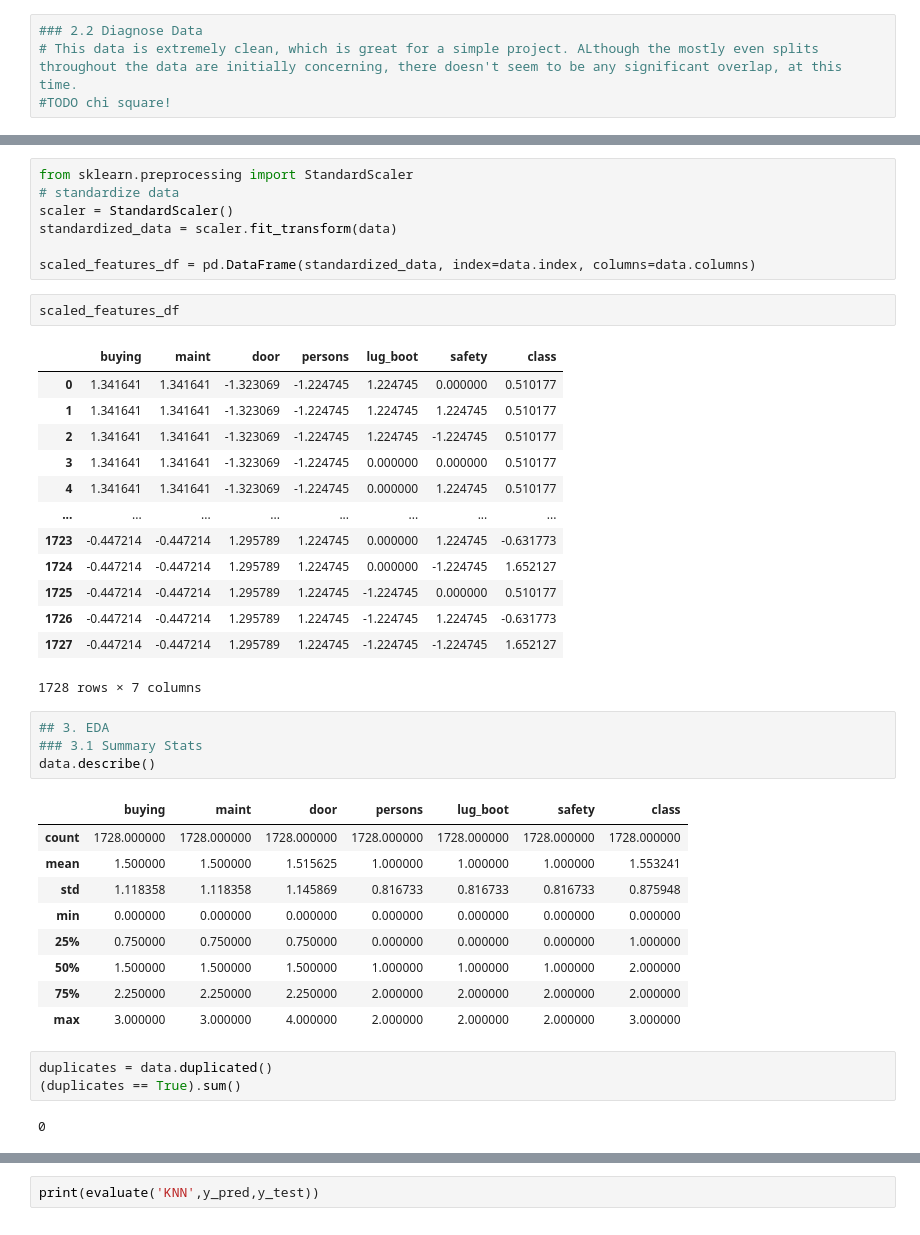
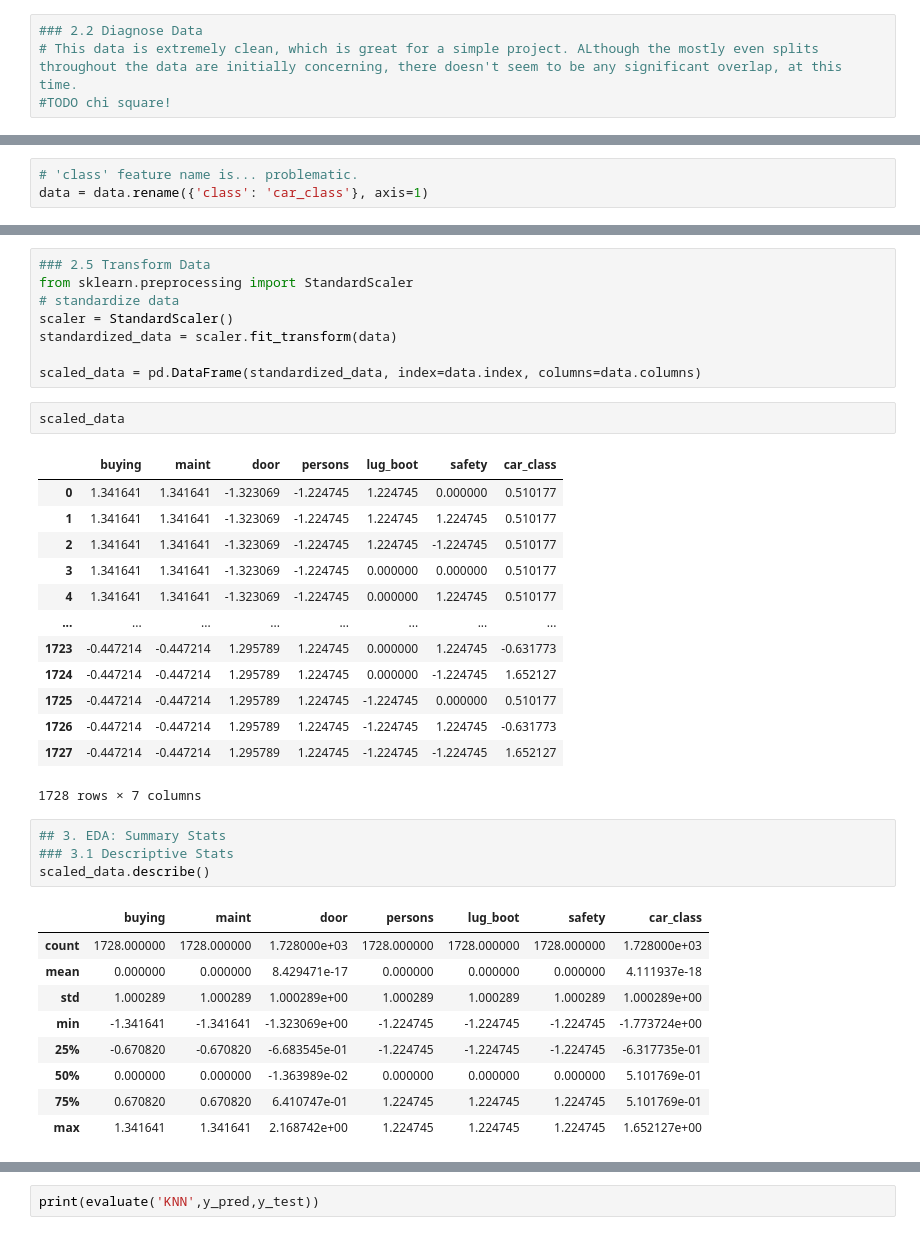
Before and after one commit to 333Kenji/CarClassifier_KNN, a Jupyter notebook: Notebooks/KNN.ipynb, the cells around one changed output, grey strips where cells are left out. Saved outputs shown, nothing was run; the diff lists cells and outputs as text.

```diff
--- a/Notebooks/KNN.ipynb
+++ b/Notebooks/KNN.ipynb
@@ -315,6 +293,9 @@ encoder = LabelEncoder()
 for i in data.columns:
     data[i] = encoder.fit_transform(data[i])
 #data.reset_index(inplace=True)
+# %%
+# 'class' feature name is... problematic.
+data = data.rename({'class': 'car_class'}, axis=1)
 # %%
 data
 # %% [output]
@@ -346,14 +315,15 @@ for i in data.columns:
-# %%
-from sklearn.preprocessing import StandardScaler
-# standardize data
-scaler = StandardScaler()
-standardized_data = scaler.fit_transform(data)
-
-scaled_features_df = pd.DataFrame(standardized_data, index=data.index, columns=data.columns)
+# %%
+### 2.5 Transform Data
+from sklearn.preprocessing import StandardScaler
+# standardize data
+scaler = StandardScaler()
+standardized_data = scaler.fit_transform(data)
+
+scaled_data = pd.DataFrame(standardized_data, index=data.index, columns=data.columns)
 # %%
-scaled_features_df
+scaled_data
 # %% [output]
-|  | buying | maint | door | persons | lug_boot | safety | class |
+|  | buying | maint | door | persons | lug_boot | safety | car_class |
 | 0 | 1.341641 | 1.341641 | -1.323069 | -1.224745 | 1.224745 | 0.000000 | 0.510177 |
 | 1 | 1.341641 | 1.341641 | -1.323069 | -1.224745 | 1.224745 | 1.224745 | 0.510177 |
 | 2 | 1.341641 | 1.341641 | -1.323069 | -1.224745 | 1.224745 | -1.224745 | 0.510177 |
@@ -367,21 +337,16 @@ scaled_features_df
 | 1727 | -0.447214 | -0.447214 | 1.295789 | 1.224745 | -1.224745 | -1.224745 | 1.652127 |
 1728 rows × 7 columns
 # %%
-## 3. EDA
-### 3.1 Summary Stats
-data.describe()
+## 3. EDA: Summary Stats
+### 3.1 Descriptive Stats
+scaled_data.describe()
 # %% [output]
-|  | buying | maint | door | persons | lug_boot | safety | class |
-| count | 1728.000000 | 1728.000000 | 1728.000000 | 1728.000000 | 1728.000000 | 1728.000000 | 1728.000000 |
-| mean | 1.500000 | 1.500000 | 1.515625 | 1.000000 | 1.000000 | 1.000000 | 1.553241 |
-| std | 1.118358 | 1.118358 | 1.145869 | 0.816733 | 0.816733 | 0.816733 | 0.875948 |
-| min | 0.000000 | 0.000000 | 0.000000 | 0.000000 | 0.000000 | 0.000000 | 0.000000 |
-| 25% | 0.750000 | 0.750000 | 0.750000 | 0.000000 | 0.000000 | 0.000000 | 1.000000 |
-| 50% | 1.500000 | 1.500000 | 1.500000 | 1.000000 | 1.000000 | 1.000000 | 2.000000 |
-| 75% | 2.250000 | 2.250000 | 2.250000 | 2.000000 | 2.000000 | 2.000000 | 2.000000 |
-| max | 3.000000 | 3.000000 | 4.000000 | 2.000000 | 2.000000 | 2.000000 | 3.000000 |
+|  | buying | maint | door | persons | lug_boot | safety | car_class |
+| count | 1728.000000 | 1728.000000 | 1.728000e+03 | 1728.000000 | 1728.000000 | 1728.000000 | 1.728000e+03 |
+| mean | 0.000000 | 0.000000 | 8.429471e-17 | 0.000000 | 0.000000 | 0.000000 | 4.111937e-18 |
+| std | 1.000289 | 1.000289 | 1.000289e+00 | 1.000289 | 1.000289 | 1.000289 | 1.000289e+00 |
+| min | -1.341641 | -1.341641 | -1.323069e+00 | -1.224745 | -1.224745 | -1.224745 | -1.773724e+00 |
+| 25% | -0.670820 | -0.670820 | -6.683545e-01 | -1.224745 | -1.224745 | -1.224745 | -6.317735e-01 |
+| 50% | 0.000000 | 0.000000 | -1.363989e-02 | 0.000000 | 0.000000 | 0.000000 | 5.101769e-01 |
+| 75% | 0.670820 | 0.670820 | 6.410747e-01 | 1.224745 | 1.224745 | 1.224745 | 5.101769e-01 |
+| max | 1.341641 | 1.341641 | 2.168742e+00 | 1.224745 | 1.224745 | 1.224745 | 1.652127e+00 |
-# %%
-duplicates = data.duplicated()
-(duplicates == True).sum()
-# %% [output]
-0
```
Also changed, not shown: parts of 27 cells of this notebook.
